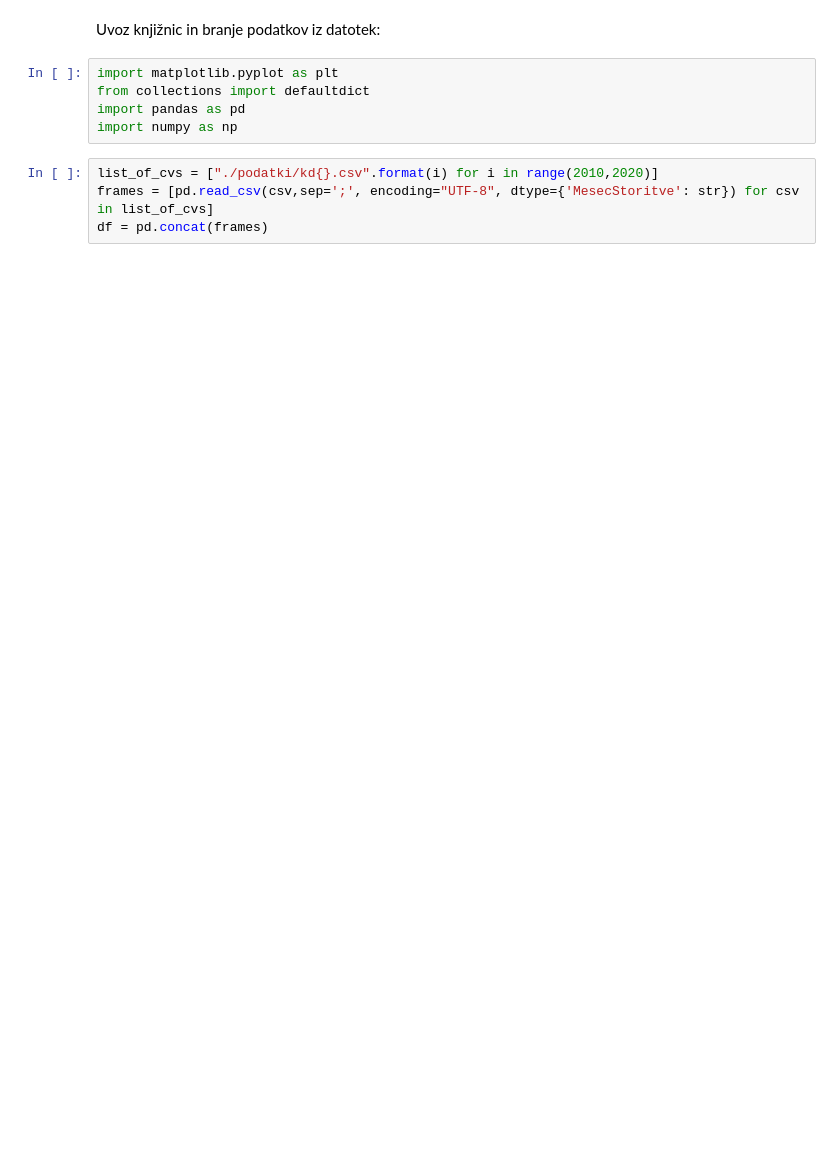
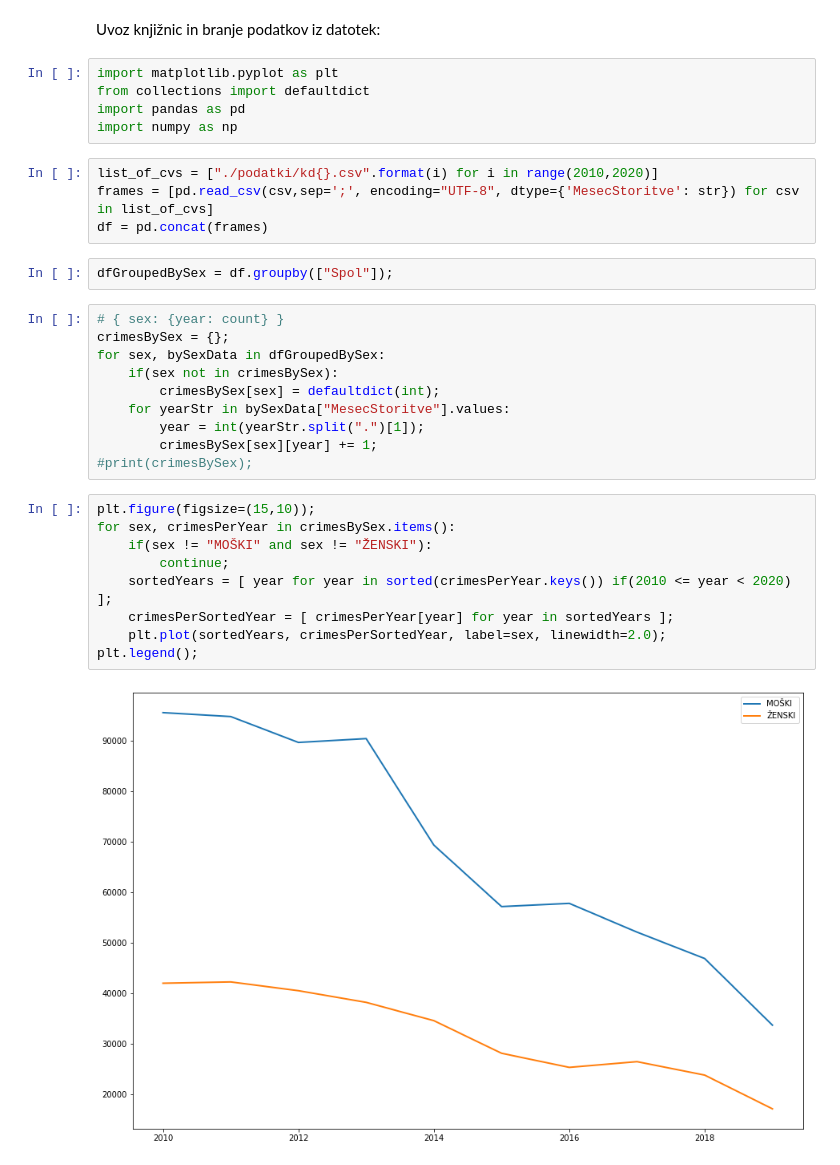
Before and after one commit to debluka/PR21LDMMKPZG, a Jupyter notebook: PR21LDMMKPZG.ipynb, the cells around one changed output. Drawn from its saved outputs; the diff is of its cells as text; blank space fills up the shorter version.

Commit message:
add crimes per sex per year plot

```diff
--- a/PR21LDMMKPZG.ipynb
+++ b/PR21LDMMKPZG.ipynb
@@ -9,3 +9,26 @@ import numpy as np
 list_of_cvs = ["./podatki/kd{}.csv".format(i) for i in range(2010,2020)]
 frames = [pd.read_csv(csv,sep=';', encoding="UTF-8", dtype={'MesecStoritve': str}) for csv in list_of_cvs]
 df = pd.concat(frames)
+# %%
+dfGroupedBySex = df.groupby(["Spol"]);
+# %%
+# { sex: {year: count} }
+crimesBySex = {};
+for sex, bySexData in dfGroupedBySex:
+    if(sex not in crimesBySex):
+        crimesBySex[sex] = defaultdict(int);
+    for yearStr in bySexData["MesecStoritve"].values:
+        year = int(yearStr.split(".")[1]);
+        crimesBySex[sex][year] += 1;
+#print(crimesBySex);
+# %%
+plt.figure(figsize=(15,10));
+for sex, crimesPerYear in crimesBySex.items():
+    if(sex != "MOŠKI" and sex != "ŽENSKI"):
+        continue;
+    sortedYears = [ year for year in sorted(crimesPerYear.keys()) if(2010 <= year < 2020) ];
+    crimesPerSortedYear = [ crimesPerYear[year] for year in sortedYears ];
+    plt.plot(sortedYears, crimesPerSortedYear, label=sex, linewidth=2.0);
+plt.legend();
+# %% [output]
+[figure, added]
```
